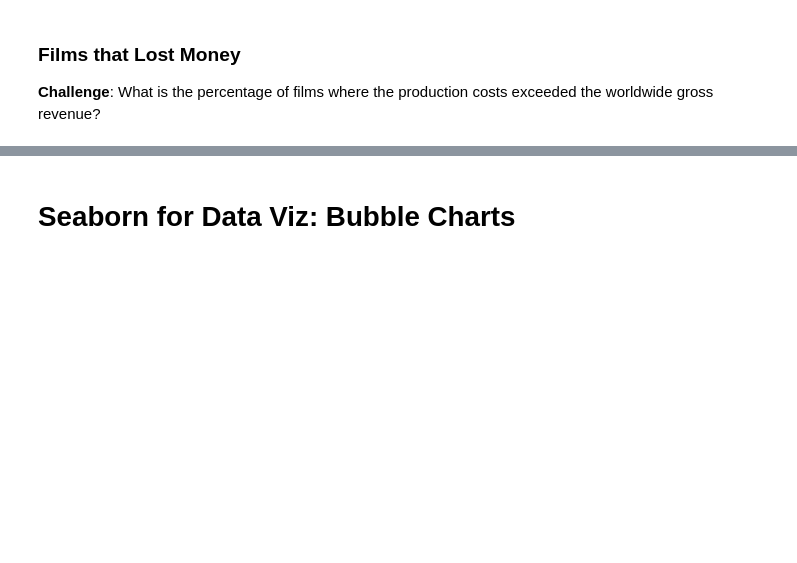
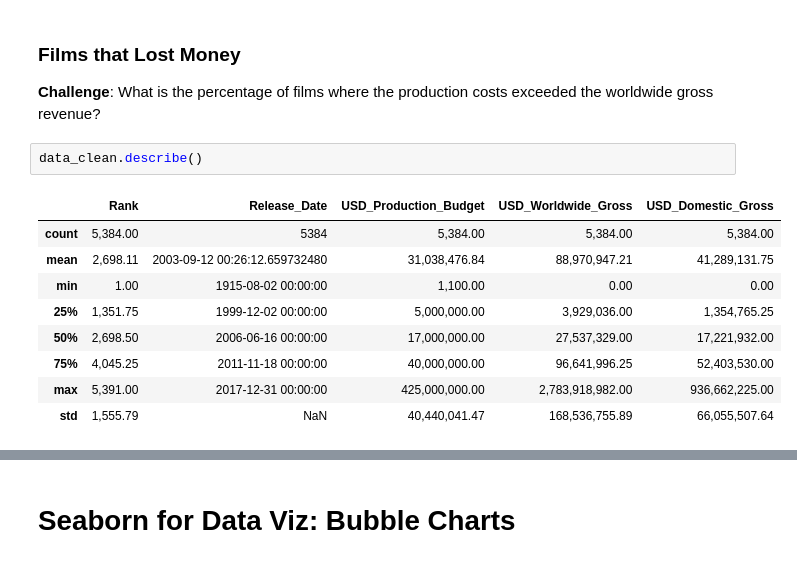
Before and after one commit to Xor01/MovieBudget-vs-Revenue, a Jupyter notebook: Seaborn_and_Linear_Regression.ipynb, the cells around one changed output, grey strips where cells are left out. Drawn from its saved outputs; the diff is of its cells as text; blank space fills up the shorter version.

```diff
--- a/Seaborn_and_Linear_Regression.ipynb
+++ b/Seaborn_and_Linear_Regression.ipynb
@@ -239,3 +239,15 @@ data_clean
 
 **Challenge**:
 What is the percentage of films where the production costs exceeded the worldwide gross revenue?
+# %%
+data_clean.describe()
+# %% [output]
+|  | Rank | Release_Date | USD_Production_Budget | USD_Worldwide_Gross | USD_Domestic_Gross |
+| count | 5,384.00 | 5384 | 5,384.00 | 5,384.00 | 5,384.00 |
+| mean | 2,698.11 | 2003-09-12 00:26:12.659732480 | 31,038,476.84 | 88,970,947.21 | 41,289,131.75 |
+| min | 1.00 | 1915-08-02 00:00:00 | 1,100.00 | 0.00 | 0.00 |
+| 25% | 1,351.75 | 1999-12-02 00:00:00 | 5,000,000.00 | 3,929,036.00 | 1,354,765.25 |
+| 50% | 2,698.50 | 2006-06-16 00:00:00 | 17,000,000.00 | 27,537,329.00 | 17,221,932.00 |
+| 75% | 4,045.25 | 2011-11-18 00:00:00 | 40,000,000.00 | 96,641,996.25 | 52,403,530.00 |
+| max | 5,391.00 | 2017-12-31 00:00:00 | 425,000,000.00 | 2,783,918,982.00 | 936,662,225.00 |
+| std | 1,555.79 | NaN | 40,440,041.47 | 168,536,755.89 | 66,055,507.64 |
```
Also changed, not shown: parts of 1 cell of this notebook.
